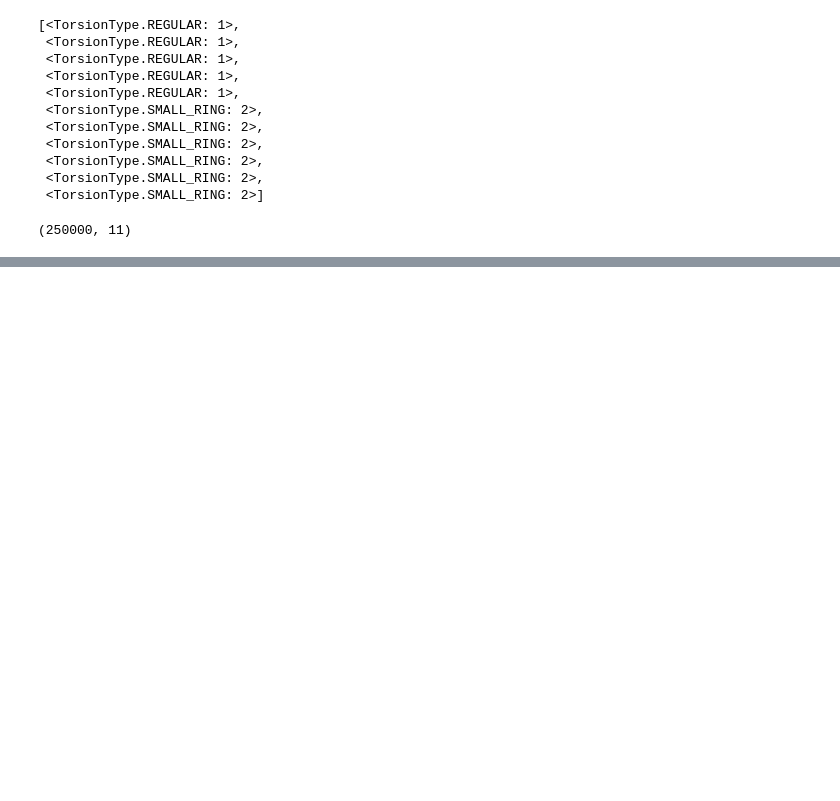
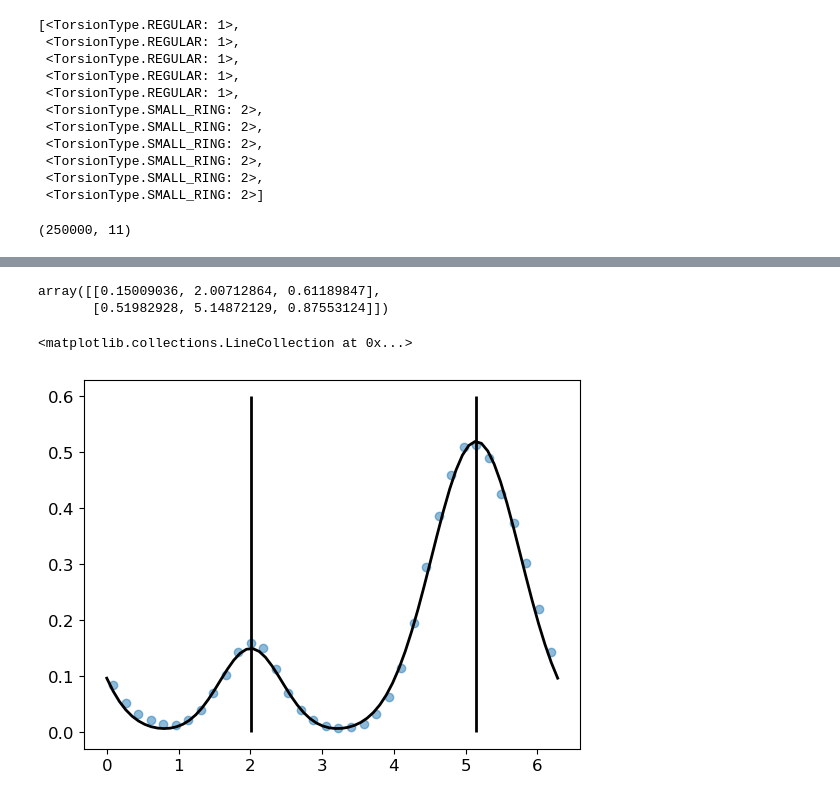
Before and after one commit to rinikerlab/TorsionAngularBinStrings, a Jupyter notebook: Demos/TestingNewAPI.ipynb, the cells around one changed output, grey strips where cells are left out. Cells and saved outputs as stored; diff of their text form; code cells hidden in the pictures; blank space fills up the shorter version.

```diff
--- a/Demos/TestingNewAPI.ipynb
+++ b/Demos/TestingNewAPI.ipynb
@@ -93,0 +87,3 @@ plt.hist(customProfiles[:,0])
+# %%
+binsize = np.pi*2/36
+yHists, yHistsCount, xHist = fits.ComputeTorsionHistograms(customProfiles,binsize)
@@ -93,0 +94,2 @@ plt.hist(customProfiles[:,0])
+# %%
+coeffs, peaks = fits.ComputeGaussianFit(xHist,yHists[3],yHistsCount[3],binsize)
@@ -94 +104,18 @@ plt.hist(customProfiles[:,0])
+# %%
+coeffs
+# %% [output]
+array([[0.15009036, 2.00712864, 0.61189847],
+       [0.51982928, 5.14872129, 0.87553124]])
+# %%
+plt.scatter(xHist, yHists[3], alpha=0.5)
+xfit = np.linspace(0, 2*np.pi, 72)
+# yfit = fits.FitFunc.GAUSS.call(coeffsDjahan, xfit)
+yfit2 = fits.FitFunc.GAUSS.call(coeffs, xfit)
+# plt.plot(xfit, yfit, 'r-', lw=2)
+plt.plot(xfit, yfit2, 'k-', lw=2)
+plt.vlines(xHist[11], 0, 0.6, colors='k', lw=2)
+plt.vlines(xHist[29], 0, 0.6, colors='k', lw=2)
+# %% [output]
+<matplotlib.collections.LineCollection at 0x...>
+[figure, added]
 # %%
```
Also changed, not shown: parts of 8 cells of this notebook.
